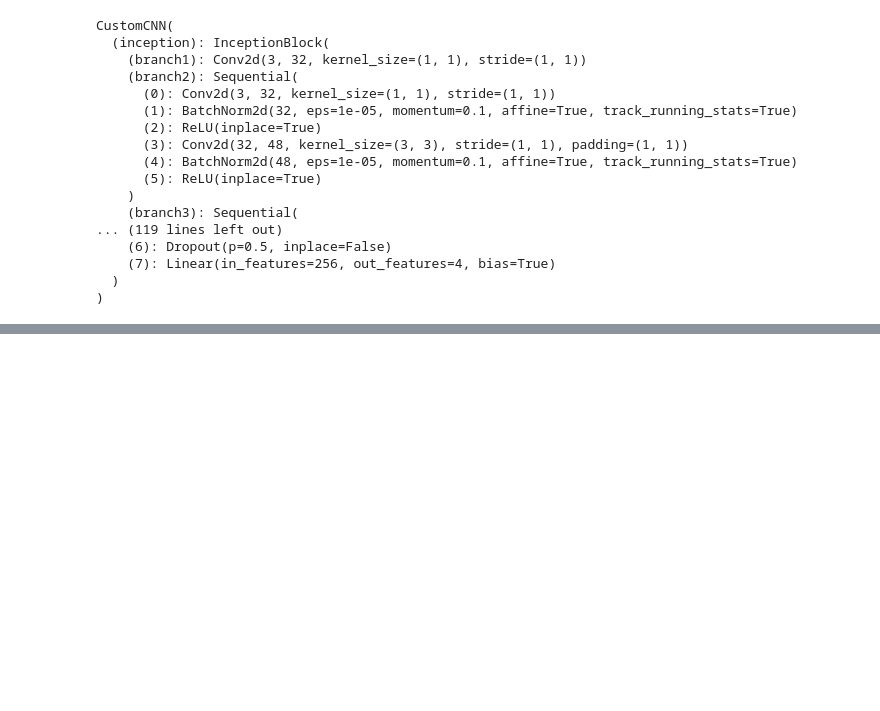
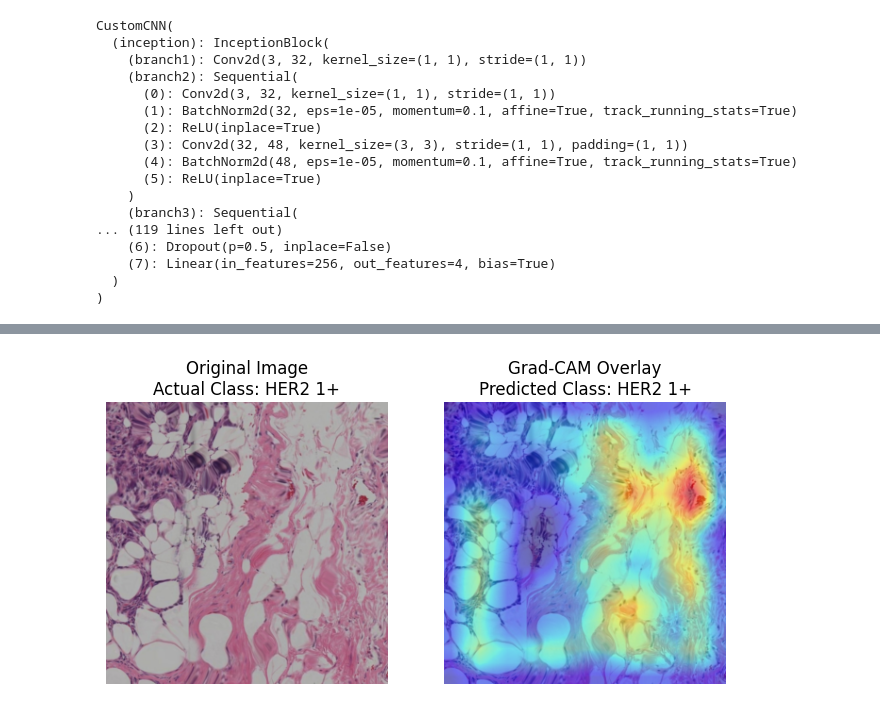
Before and after one commit to m-wynes/Classifying_HER2_Expression, a Jupyter notebook: train_and_eval_model_output.ipynb, the cells around one changed output, grey strips where cells are left out. Saved outputs shown, nothing was run; the diff lists cells and outputs as text; code cells hidden in the pictures; blank space fills up the shorter version.

```diff
--- a/train_and_eval_model_output.ipynb
+++ b/train_and_eval_model_output.ipynb
@@ -328,0 +420,47 @@ Recall (macro): 0.8985305895775563
+# %%
+# --- Overlay heatmap on image ---
+
+def overlay_heatmap(image_tensor, cam_tensor, alpha=0.5):
+    # Convert image tensor to H x W x C and normalize
+    image = image_tensor.permute(1, 2, 0).detach().cpu().numpy()
+    image = (image - image.min()) / (image.max() - image.min() + 1e-8)
+
+    # Ensure cam_tensor has shape (N, C, H, W)
+    if cam_tensor.dim() == 3:            # (C,H,W) or (1,H,W)
+        cam_tensor = cam_tensor.unsqueeze(0)  # add batch dim
+    if cam_tensor.size(1) != 1:          # ensure single channel
+        cam_tensor = cam_tensor.mean(dim=1, keepdim=True)
+
+    # Resize CAM to match image size
+    cam_resized = F.interpolate(cam_tensor, size=(image.shape[0], image.shape[1]), mode='bilinear', align_corners=False)
+    cam_resized = cam_resized.squeeze().detach().cpu().numpy()  # remove batch & channel dims
+
+    # Normalize CAM between 0 and 1
+    cam_resized = (cam_resized - cam_resized.min()) / (cam_resized.max() - cam_resized.min() + 1e-8)
+
+    # Apply colormap
+    heatmap = plt.cm.jet(cam_resized)[:, :, :3]  # RGB
+
+    # Blend heatmap with original image
+    overlay = (1 - alpha) * image + alpha * heatmap
+    overlay = np.clip(overlay, 0, 1)
+    return overlay
+
+i = 0
+overlay_img = overlay_heatmap(images[i], cams[i]) # overlays heatmap
+
+plt.figure(figsize = (8,4))
+plt.subplot(1,2,1)
+plt.title(f"Original Image\nActual Class: {classes[actual_classes[i]]}")
+plt.imshow(images[i].permute(1,2,0).detach().cpu().numpy())
+plt.axis("off")
+
+plt.subplot(1, 2, 2)
+plt.title(f"Grad-CAM Overlay\nPredicted Class: {classes[predicted_classes[i]]}")
+plt.imshow(overlay_img)
+plt.axis('off')
+plt.show()
+
+cam_generator.remove_hooks()
+# %% [output]
+[figure, added]
```
Also changed, not shown: parts of 11 cells of this notebook, 1 other file.
